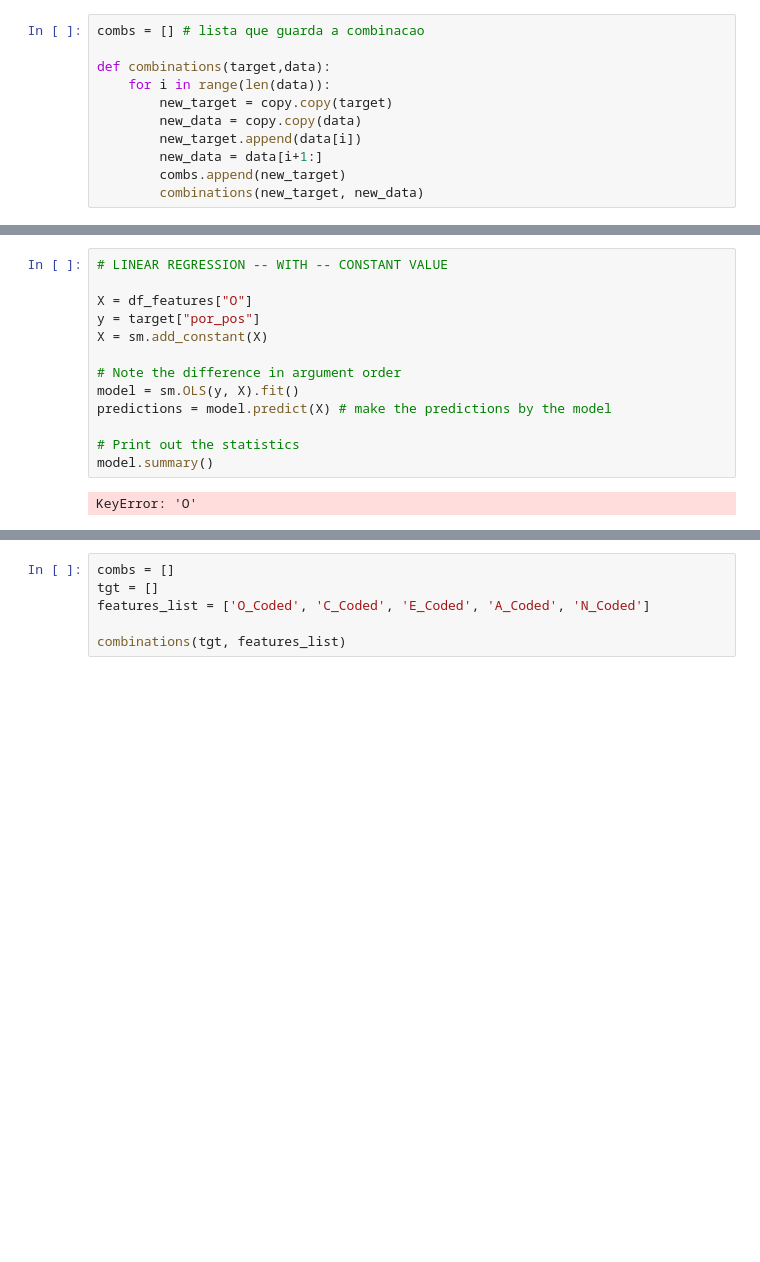
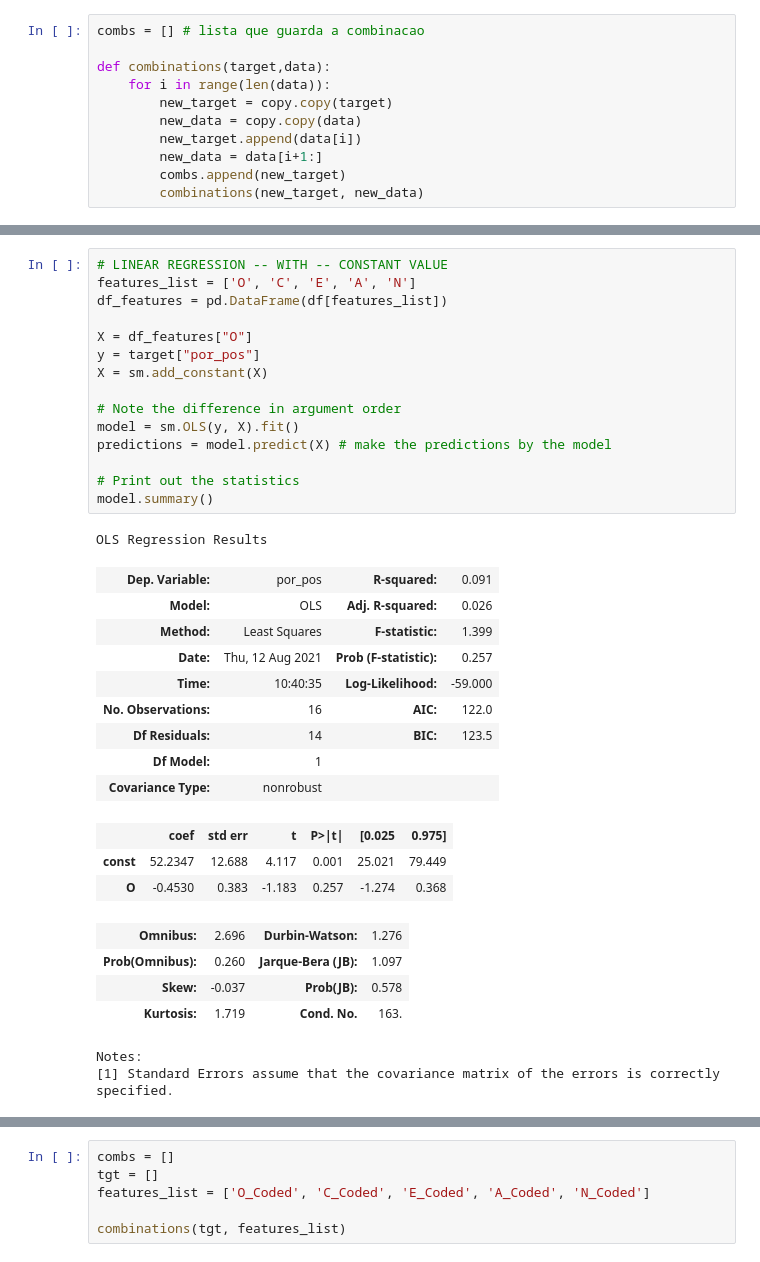
Before and after one commit to leosilva/peerj_computer_science_2022, a Jupyter notebook: Notebooks/Statistics - Linear Regression.ipynb, the cells around one changed output, grey strips where cells are left out. Saved outputs shown, nothing was run; the diff lists cells and outputs as text; blank space fills up the shorter version.

```diff
--- a/Notebooks/Statistics - Linear Regression.ipynb
+++ b/Notebooks/Statistics - Linear Regression.ipynb
@@ -405,18 +407,38 @@ Notes:
 [1] Standard Errors assume that the covariance matrix of the errors is correctly specified.
 # %%
 # LINEAR REGRESSION -- WITH -- CONSTANT VALUE
+features_list = ['O', 'C', 'E', 'A', 'N']
+df_features = pd.DataFrame(df[features_list])
 
 X = df_features["O"]
 y = target["por_pos"]
 X = sm.add_constant(X)
 
 # Note the difference in argument order
 model = sm.OLS(y, X).fit()
 predictions = model.predict(X) # make the predictions by the model
 
 # Print out the statistics
 model.summary()
 # %% [output]
-KeyError: 'O'
+OLS Regression Results
+| Dep. Variable: | por_pos | R-squared: | 0.091 |
+| Model: | OLS | Adj. R-squared: | 0.026 |
+| Method: | Least Squares | F-statistic: | 1.399 |
+| Date: | Thu, 12 Aug 2021 | Prob (F-statistic): | 0.257 |
+| Time: | 10:40:35 | Log-Likelihood: | -59.000 |
+| No. Observations: | 16 | AIC: | 122.0 |
+| Df Residuals: | 14 | BIC: | 123.5 |
+| Df Model: | 1 |  |  |
+| Covariance Type: | nonrobust |  |  |
+|  | coef | std err | t | P>|t| | [0.025 | 0.975] |
+| const | 52.2347 | 12.688 | 4.117 | 0.001 | 25.021 | 79.449 |
+| O | -0.4530 | 0.383 | -1.183 | 0.257 | -1.274 | 0.368 |
+| Omnibus: | 2.696 | Durbin-Watson: | 1.276 |
+| Prob(Omnibus): | 0.260 | Jarque-Bera (JB): | 1.097 |
+| Skew: | -0.037 | Prob(JB): | 0.578 |
+| Kurtosis: | 1.719 | Cond. No. | 163. |
+Notes:
+[1] Standard Errors assume that the covariance matrix of the errors is correctly specified.
 # %%
 # LINEAR REGRESSION -- WITH -- CONSTANT VALUE
```
Also changed, not shown: parts of 42 cells of this notebook, 1 other file.
